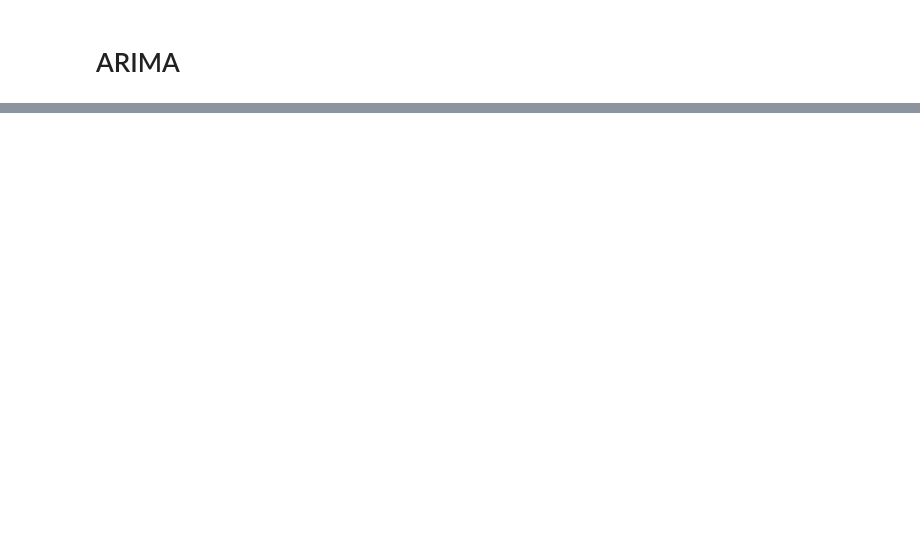
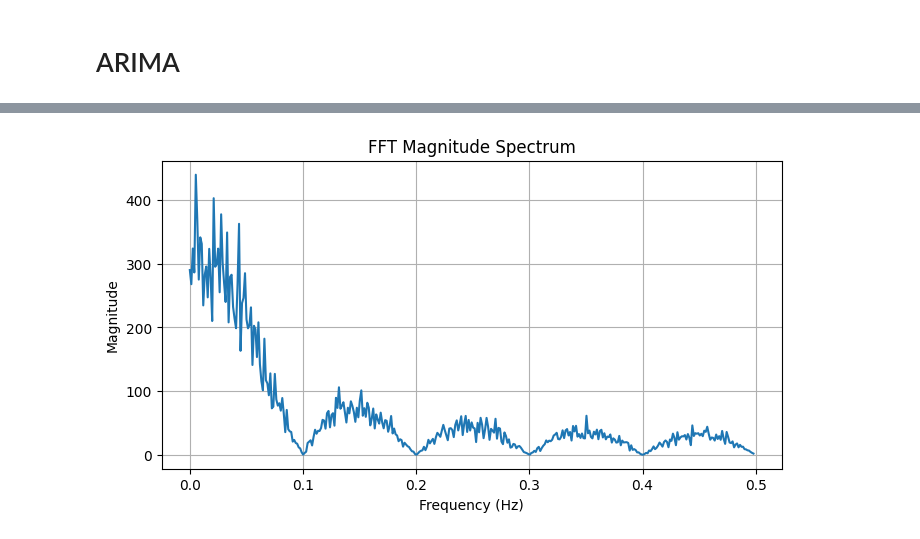
Before and after one commit to Marques-079/2025-algothon, a Jupyter notebook: data/timeSeriesAnalysis.ipynb, the cells around one changed output, grey strips where cells are left out. Drawn from its saved outputs; the diff is of its cells as text; code cells hidden in the pictures; blank space fills up the shorter version.

```diff
--- a/data/timeSeriesAnalysis.ipynb
+++ b/data/timeSeriesAnalysis.ipynb
@@ -101,0 +123,41 @@ Warnings:
+# %%
+import numpy as np
+
+def compute_fft(x, sampling_rate=1.0):
+    """
+    Compute the FFT and corresponding frequencies of a 1D signal.
+
+    Parameters:
+        x (array-like): Input time series (1D array).
+        sampling_rate (float): Number of samples per time unit (default = 1.0).
+
+    Returns:
+        freqs (ndarray): Frequencies (Hz or inverse time units).
+        magnitude (ndarray): Magnitude of the FFT.
+        phase (ndarray): Phase angle (radians).
+    """
+    x = np.asarray(x)
+    N = len(x)
+
+    fft_result = np.fft.fft(x)
+    freqs = np.fft.fftfreq(N, d=1/sampling_rate)
+
+    magnitude = np.abs(fft_result)
+    phase = np.angle(fft_result)
+
+    return freqs, magnitude, phase
+
+MADiff = np.convolve(pdiff[3],np.full(10,1))
+
+freqs, mag, phase = compute_fft(MADiff, sampling_rate=1)
+
+# Plot magnitude spectrum
+plt.figure(figsize=(8, 4))
+plt.plot(freqs[:len(freqs)//2], mag[:len(mag)//2])  # Positive frequencies
+plt.title("FFT Magnitude Spectrum")
+plt.xlabel("Frequency (Hz)")
+plt.ylabel("Magnitude")
+plt.grid(True)
+plt.show()
+# %% [output]
+[figure, added]
```
Also changed, not shown: parts of 5 cells of this notebook.
